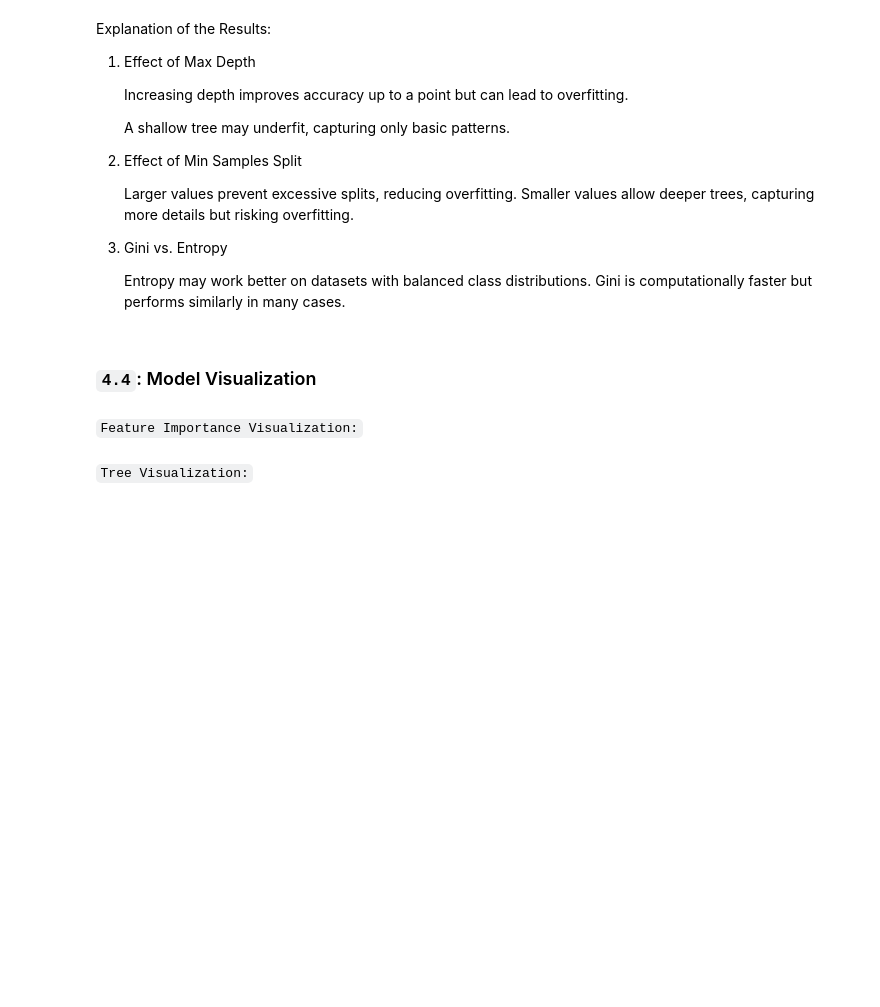
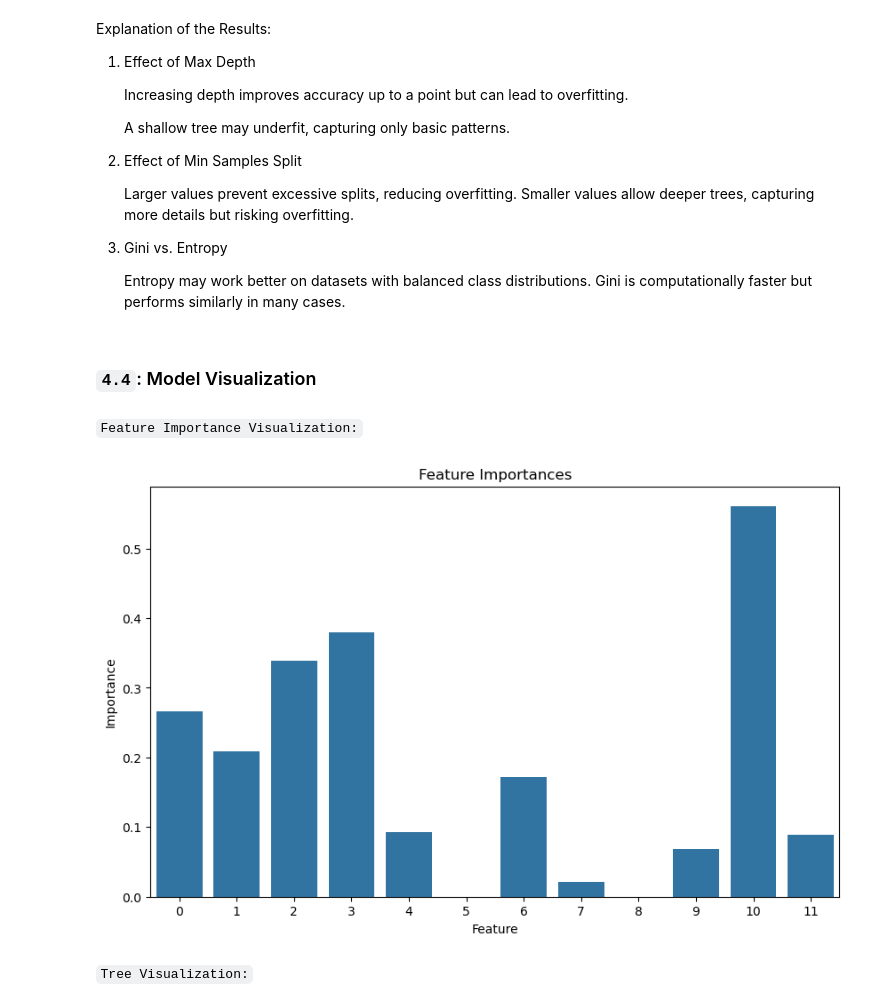
Before and after one commit to anshium/smai-assignment-1, a Jupyter notebook: Question_3/q3.ipynb, the cells around one changed output. Drawn from its saved outputs; the diff is of its cells as text; code cells hidden in the pictures; blank space fills up the shorter version.

```diff
--- a/Question_3/q3.ipynb
+++ b/Question_3/q3.ipynb
@@ -228,12 +273,8 @@ import time
 from sklearn.metrics import accuracy_score, classification_report
 
 start_time = time.time()
-custom_tree = DecisionTree(max_depth=5, min_samples_split=10)
-custom_tree.fit(X_train, y_train)
-preds_custom = custom_tree.predict(X_test)
-custom_time = time.time() - start_time
-custom_acc = accuracy_score(y_test, preds_custom)
-print("Custom Decision Tree Accuracy:", custom_acc)
+d_tree = DecisionTree(max_depth=5, min_samples_split=10)
+d_tree.fit(X_train, y_train)
 # %% [output]
 0
 [3.33220e+02 0.00000e+00 6.18019e+03 ... 7.90000e-01 1.61500e+02
@@ -346,2 +408,6 @@ plt.show()
+# %%
+d_tree.plot_feature_importances()
+# %% [output]
+[figure, added]
 # %% [markdown]
 `Tree Visualization:`
```
Also changed, not shown: parts of 10 cells of this notebook, 2 other files.
